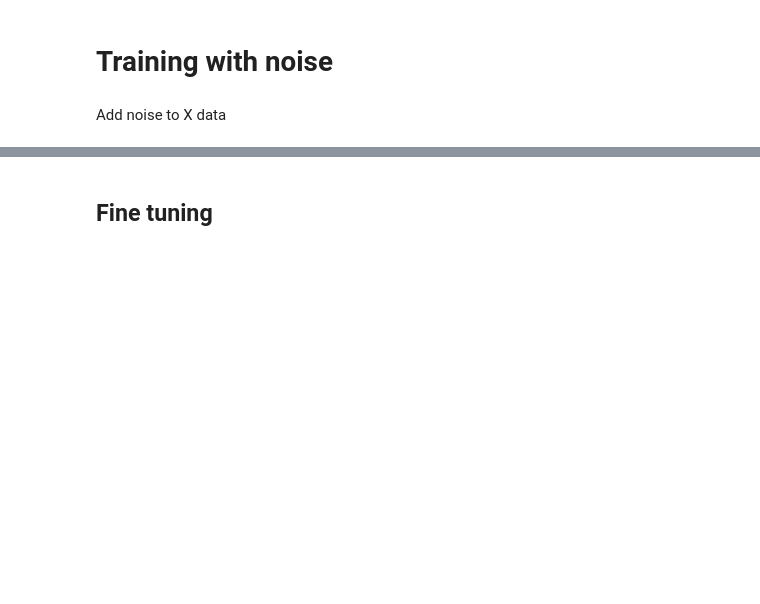
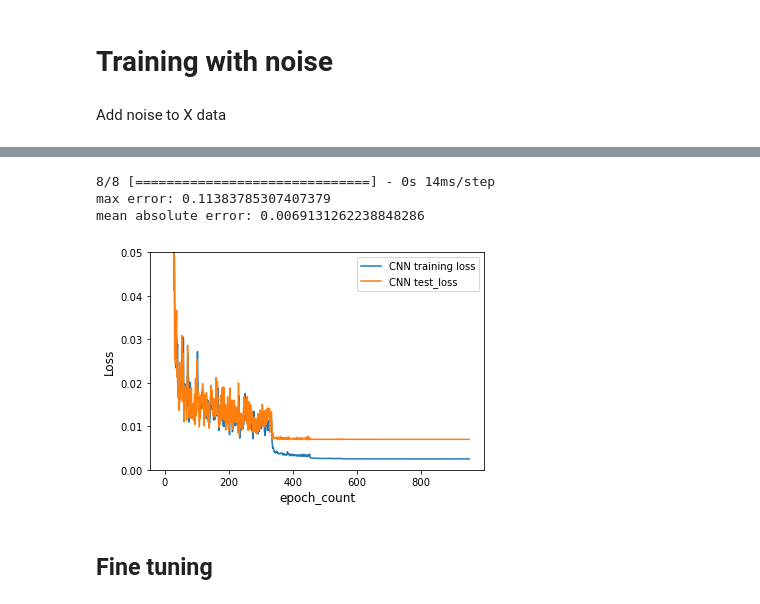
Before and after one commit to tretyakovmipt/atomic_magnetometry_DL, a Jupyter notebook: Training/transfer-learning.ipynb, the cells around one changed output, grey strips where cells are left out. Drawn from its saved outputs; the diff is of its cells as text; code cells hidden in the pictures; blank space fills up the shorter version.

```diff
--- a/Training/transfer-learning.ipynb
+++ b/Training/transfer-learning.ipynb
@@ -101,5 +103,0 @@ Load and train the model
-# %%
-pretrained_model = keras.models.load_model('Training_data\model_cnn1.h5')
-pretrained_model.compile(loss='mae', optimizer=keras.optimizers.Adam(), metrics=['mae'])
-
-history_pretrained = pretrained_model.fit(X_train, Y_train, epochs=2000, validation_data=(X_test, Y_test), batch_size=32, callbacks=cb_list)
@@ -125,8 +110,8 @@ print('mean absolute error:', np.mean(np.sqrt((y - Y_test) ** 2)))
 # %% [markdown]
 Add noise to X data
 # %%
-noise_level = 0.01
+noise_level = 0.005
 
 X_train_N = X_train + np.random.normal(0, noise_level, X_train.shape)
-X_test_N = X_test + np.random.normal(0, noise_level, X_test.shape)
+X_val_N = X_val + np.random.normal(0, noise_level, X_val.shape)
 # %% [markdown]
@@ -148,7 +133,6 @@ model_new = keras.models.Sequential([
     keras.layers.Dense(2)
 ])
 
-model_new.compile(loss="mae", optimizer=keras.optimizers.Adam(),
-                  metrics=["mae"])  #loss functions are given for two output neurons
+model_new.compile(loss="mae", optimizer=keras.optimizers.Adam(), metrics=["mae"])
 # %%
-history_new = model_new.fit(X_train_N, Y_train, epochs=2000, validation_data=(X_test_N, Y_test), batch_size=32, callbacks=cb_list)
+history_new = model_new.fit(X_train_N, Y_train, epochs=2000, validation_data=(X_val_N, Y_val), batch_size=32, callbacks=cb_list)
@@ -155,17 +157,22 @@ history_new = model_new.fit(X_train_N, Y_train, epochs=2000, validation_data=(X_
 # %%
-h_cnn = history_new.history
+h_new = history_new.history
 
-new_training_data = pd.DataFrame({"CNN training loss": h_cnn["loss"], "CNN test_loss": h_cnn["val_loss"]})
+new_training_data = pd.DataFrame({"CNN training loss": h_new["loss"], "CNN test_loss": h_new["val_loss"]})
 new_training_data.index.name = 'CNN Epoch'
 
 fig_new = new_training_data.plot()
 fig_new.set_xlabel(r'epoch_count', fontsize=12)
 fig_new.set_ylabel(r'Loss', fontsize=12)
 fig_new.set_ylim(0, 0.05)
 
-y = model_new.predict(X_test_N)
-print('max error:', np.max(np.abs(y - Y_test)))
-print('mean absolute error:', np.mean(np.sqrt((y - Y_test) ** 2)))
+y = model_new.predict(X_val_N)
+print('max error:', np.max(np.abs(y - Y_val)))
+print('mean absolute error:', np.mean(np.sqrt((y - Y_val) ** 2)))
+# %% [output]
+8/8 [==============================] - 0s 14ms/step
+max error: 0.11383785307407379
+mean absolute error: 0.0069131262238848286
+[figure, added]
 # %% [markdown]
 ## Fine tuning
 # %% [markdown]
```
Also changed, not shown: parts of 27 cells of this notebook.
